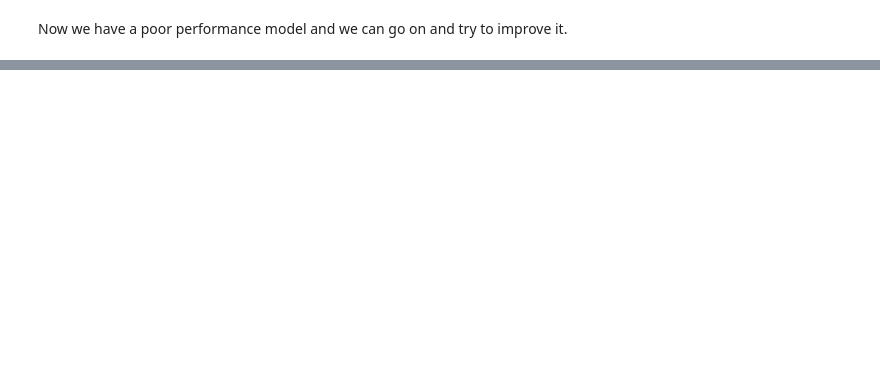
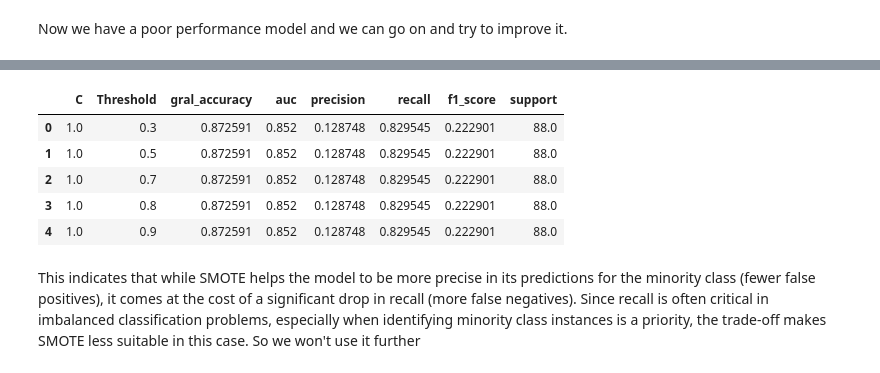
Before and after one commit to Maxkaizo/---_-ML-Zoomcamp-2024, a Jupyter notebook: 3_modeling.ipynb, the cells around one changed output, grey strips where cells are left out. Cells and saved outputs as stored; diff of their text form; code cells hidden in the pictures; blank space fills up the shorter version.

```diff
--- a/3_modeling.ipynb
+++ b/3_modeling.ipynb
@@ -401,0 +350,41 @@ scores
+# %%
+c_values = [1.0, 0.01, 0.001, 0.0001, 0.00001]
+thresholds = [0.3, 0.5, 0.7, 0.8, 0.9]
+
+eval_metrics_dict = []
+
+for c in c_values:
+    for t in thresholds:
+        dv, model = train_wsmote(df_train, y_train, C=c, cw=None) # As we're using SMOTE, in this case we won't use class weights
+        y_pred, dropout_prediction = predict(df_val, dv, model)
+
+        # Evalúa las métricas
+        eval_metrics_result = eval_metrics(y_val, dropout_prediction)
+
+        # Almacena los resultados en el diccionario
+        eval_metrics_dict.append({
+            "C": c,
+            "Threshold": t,
+            "result": eval_metrics_result
+        })
+# %%
+rows = []
+for item in eval_metrics_dict:
+    c_value = item['C']
+    threshold = item['Threshold']
+    gral_accuracy = item['result']['gral_accuracy']
+    auc = item['result']['auc']
+    class_1_report = item['result']['class_1_report']
+    rows.append({
+        "C": c_value,
+        "Threshold": threshold,
+        "gral_accuracy": gral_accuracy,
+        "auc": auc,
+        "precision": class_1_report['precision'],
+        "recall": class_1_report['recall'],
+        "f1_score": class_1_report['f1-score'],
+        "support": class_1_report['support']
+    })
+
+# Crear el DataFrame
+df_results_wsmote = pd.DataFrame(rows)
@@ -401,0 +400,11 @@ scores
+# %%
+df_results_wsmote.head(5).sort_values(by='precision', ascending=False)
+# %% [output]
+|  | C | Threshold | gral_accuracy | auc | precision | recall | f1_score | support |
+| 0 | 1.0 | 0.3 | 0.872591 | 0.852 | 0.128748 | 0.829545 | 0.222901 | 88.0 |
+| 1 | 1.0 | 0.5 | 0.872591 | 0.852 | 0.128748 | 0.829545 | 0.222901 | 88.0 |
+| 2 | 1.0 | 0.7 | 0.872591 | 0.852 | 0.128748 | 0.829545 | 0.222901 | 88.0 |
+| 3 | 1.0 | 0.8 | 0.872591 | 0.852 | 0.128748 | 0.829545 | 0.222901 | 88.0 |
+| 4 | 1.0 | 0.9 | 0.872591 | 0.852 | 0.128748 | 0.829545 | 0.222901 | 88.0 |
+# %% [markdown]
+This indicates that while SMOTE helps the model to be more precise in its predictions for the minority class (fewer false positives), it comes at the cost of a significant drop in recall (more false negatives). Since recall is often critical in imbalanced classification problems, especially when identifying minority class instances is a priority, the trade-off makes SMOTE less suitable in this case. So we won't use it further
```
Also changed, not shown: parts of 74 cells of this notebook.
